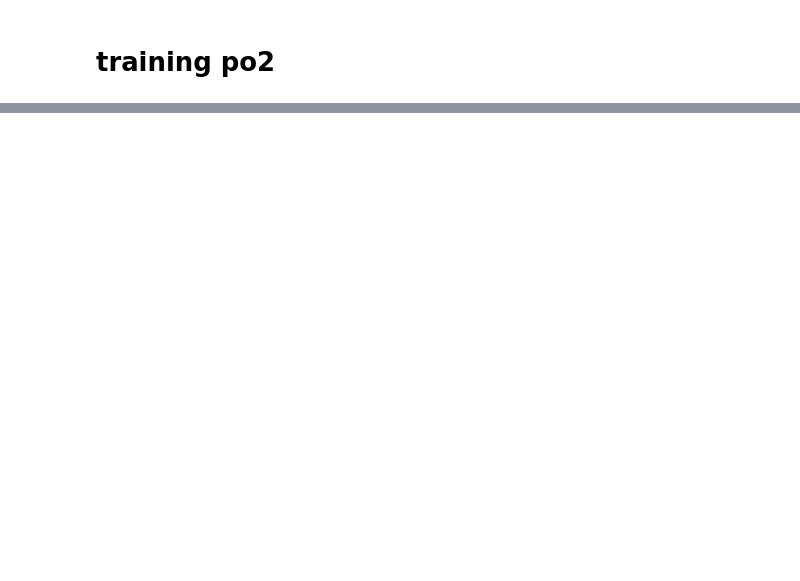
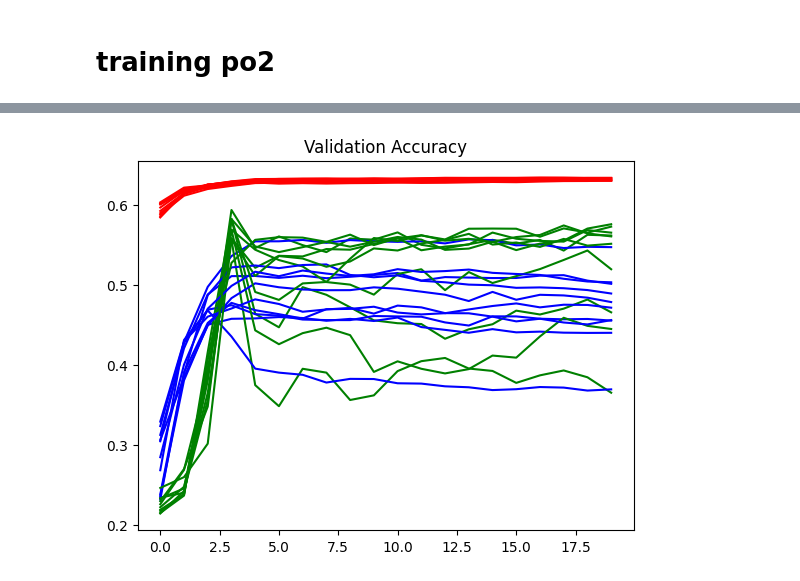
Before and after one commit to georgenardes/deep_nibble_dnn, a Jupyter notebook: deep_nibble.ipynb, the cells around one changed output, grey strips where cells are left out. Drawn from its saved outputs; the diff is of its cells as text; code cells hidden in the pictures; blank space fills up the shorter version.

```diff
--- a/deep_nibble.ipynb
+++ b/deep_nibble.ipynb
@@ -197,0 +249,14 @@ for i in range(10):
+# %%
+
+for i in range(10):
+    dn_acc = deep_nibble_history[i][1]
+
+    plt.plot(fp_history[i][1], label='FP32', color="red")
+    plt.plot(po2_history[i][1], label='Po2 4-bits', color="blue")
+    plt.plot(dn_acc, label='Deep Nibble', color="green")
+    plt.title('Validation Accuracy')
+
+#plt.legend()
+plt.show()
+# %% [output]
+[figure, added]
```
Also changed, not shown: parts of 5 cells of this notebook.
